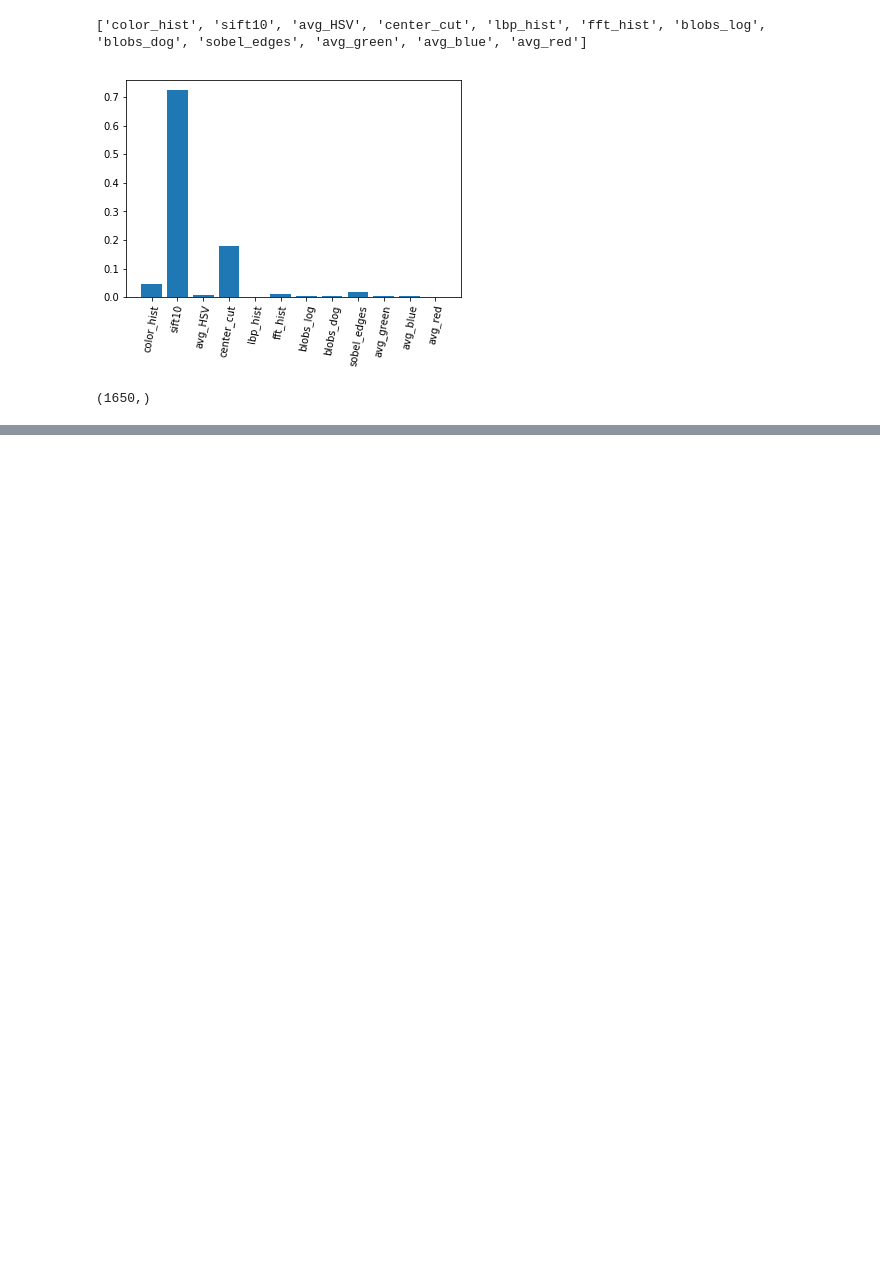
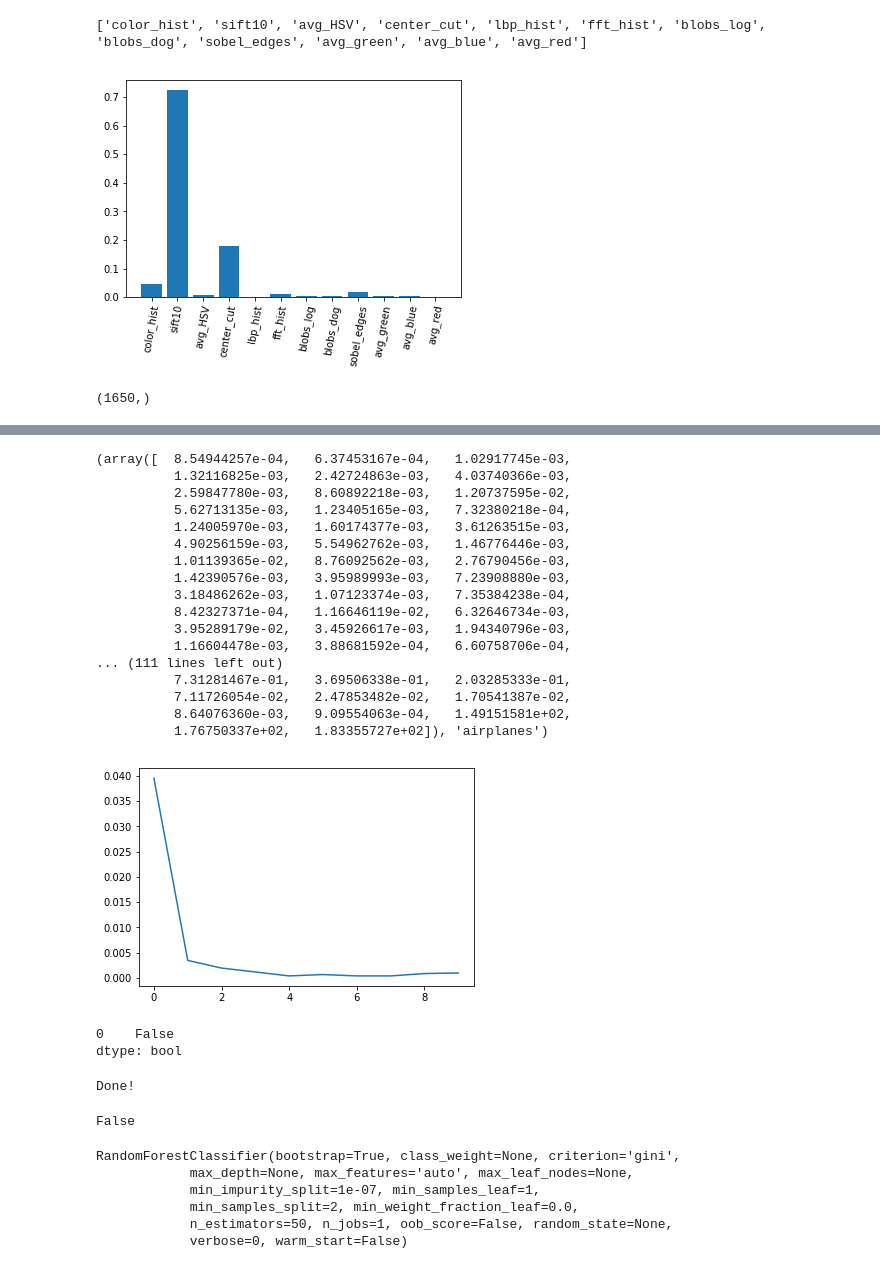
Before and after one commit to ckgrosch/groschner-python-ay250-homework, a Jupyter notebook: hw_6/hw6_test_features.ipynb, the cells around one changed output, grey strips where cells are left out. Drawn from its saved outputs; the diff is of its cells as text; code cells hidden in the pictures; blank space fills up the shorter version.

```diff
--- a/hw_6/hw6_test_features.ipynb
+++ b/hw_6/hw6_test_features.ipynb
@@ -633,0 +850,26 @@ rfe.fit(X_train, Y_train)
+# %%
+get_features(files[0])
+# %% [output]
+(array([  8.54944257e-04,   6.37453167e-04,   1.02917745e-03,
+          1.32116825e-03,   2.42724863e-03,   4.03740366e-03,
+          2.59847780e-03,   8.60892218e-03,   1.20737595e-02,
+          5.62713135e-03,   1.23405165e-03,   7.32380218e-04,
+          1.24005970e-03,   1.60174377e-03,   3.61263515e-03,
+          4.90256159e-03,   5.54962762e-03,   1.46776446e-03,
+          1.01139365e-02,   8.76092562e-03,   2.76790456e-03,
+          1.42390576e-03,   3.95989993e-03,   7.23908880e-03,
+          3.18486262e-03,   1.07123374e-03,   7.35384238e-04,
+          8.42327371e-04,   1.16646119e-02,   6.32646734e-03,
+          3.95289179e-02,   3.45926617e-03,   1.94340796e-03,
+          1.16604478e-03,   3.88681592e-04,   6.60758706e-04,
+... (111 lines left out)
+          7.31281467e-01,   3.69506338e-01,   2.03285333e-01,
+          7.11726054e-02,   2.47853482e-02,   1.70541387e-02,
+          8.64076360e-03,   9.09554063e-04,   1.49151581e+02,
+          1.76750337e+02,   1.83355727e+02]), 'airplanes')
+[figure, added]
+# %%
+pd.DataFrame(cf).isnull().any()
+# %% [output]
+0    False
+dtype: bool
@@ -633,0 +887,8 @@ rfe.fit(X_train, Y_train)
+# %%
+df_test = feature_frame(directory)
+# %% [output]
+Done!
+# %%
+any(df_test.isnull().any())
+# %% [output]
+False
@@ -633,0 +900,11 @@ rfe.fit(X_train, Y_train)
+# %%
+from sklearn.ensemble import RandomForestClassifier
+classifier = RandomForestClassifier(n_estimators=50)
+classifier.fit(X_train, Y_train)
+# %% [output]
+RandomForestClassifier(bootstrap=True, class_weight=None, criterion='gini',
+            max_depth=None, max_features='auto', max_leaf_nodes=None,
+            min_impurity_split=1e-07, min_samples_leaf=1,
+            min_samples_split=2, min_weight_fraction_leaf=0.0,
+            n_estimators=50, n_jobs=1, oob_score=False, random_state=None,
+            verbose=0, warm_start=False)
```
Also changed, not shown: parts of 20 cells of this notebook.
